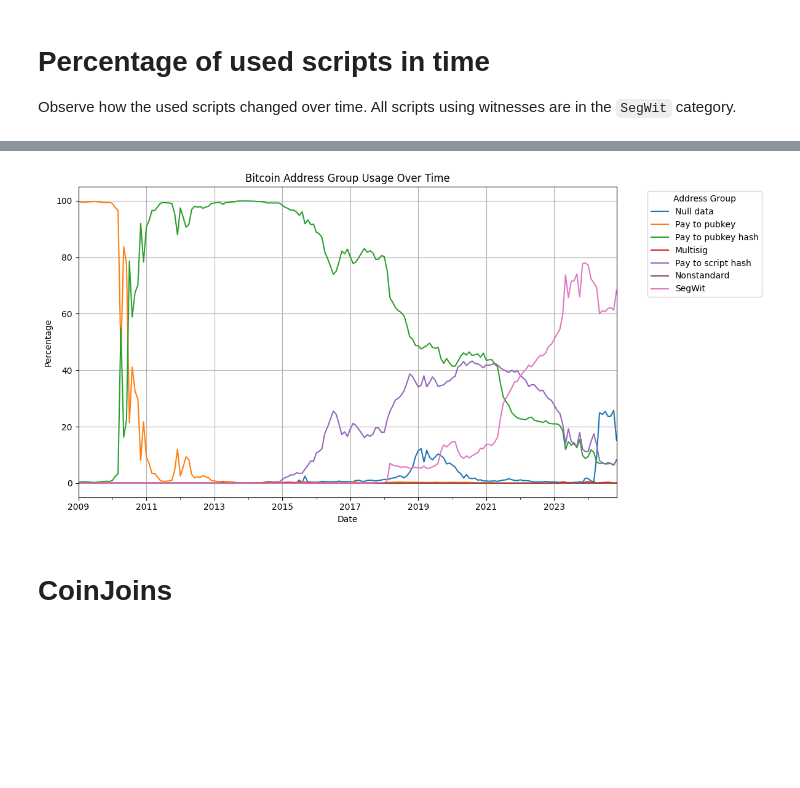
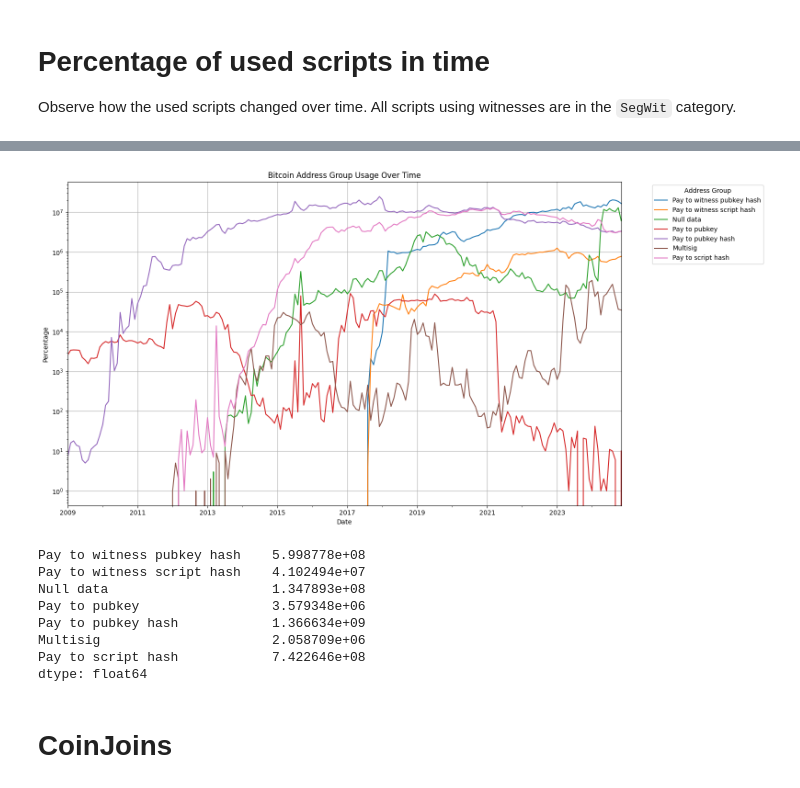
Before and after one commit to mmstanone/blocksci, a Jupyter notebook: Notebooks/Analysis.ipynb, the cells around one changed output, grey strips where cells are left out. Drawn from its saved outputs; the diff is of its cells as text; code cells hidden in the pictures; blank space fills up the shorter version.

```diff
--- a/Notebooks/Analysis.ipynb
+++ b/Notebooks/Analysis.ipynb
@@ -36,36 +36,40 @@ df = df.fillna(0).T  # Transpose to make days the rows
 df.index = pd.to_datetime(df.index.map(lambda x: datetime.utcfromtimestamp(x * 86400)))
 
 group_mapping = {
-    blocksci.address_type.witness_pubkeyhash: "segwit",
+    #blocksci.address_type.witness_pubkeyhash: "segwit",
     blocksci.address_type.witness_unknown: "segwit",
-    blocksci.address_type.witness_scripthash: "segwit",
+    blocksci.address_type.nonstandard: "",
+    #blocksci.address_type.witness_scripthash: "segwit",
 }
 
-segwit_total = df[group_mapping.keys()].sum(axis=1)  # Sum up all segwit categories
-df["SegWit"] = segwit_total
+# segwit_total = df[group_mapping.keys()].sum(axis=1)  # Sum up all segwit categories
+# df["SegWit"] = segwit_total
 
 df = df.drop(columns=group_mapping.keys())
 
 df = df.resample('M').sum()
 
-df['total'] = df.sum(axis=1)
+# df['total'] = df.sum(axis=1)
 
-percentages = df.div(df['total'], axis=0) * 100
-percentages = percentages.drop(columns=['total'])
+# percentages = df.div(df['total'], axis=0) * 100
+# percentages = percentages.drop(columns=['total'])
 
 
 plt.figure(figsize=(16, 8))
-percentages.plot(kind='line', ax=plt.gca())
+df.plot(kind='line', ax=plt.gca())
 
 plt.legend(title='Address Group', bbox_to_anchor=(1.05, 1), loc='upper left')
 
 plt.title('Bitcoin Address Group Usage Over Time')
 plt.xlabel('Date')
 plt.ylabel('Percentage')
+plt.yscale('log')
 plt.grid()
 
 plt.tight_layout()
 
-plt.savefig('/mnt/blocksci/address_group_usage_percent.png')
+# plt.savefig('/mnt/blocksci/address_group_usage_percent.png')
 plt.show()
+
+print(df.sum())
 # %% [output]
@@ -74,4 +78,12 @@ Wall time: 4.52 s
-[figure, old version]
+[figure, new version]
+Pay to witness pubkey hash    5.998778e+08
+Pay to witness script hash    4.102494e+07
+Null data                     1.347893e+08
+Pay to pubkey                 3.579348e+06
+Pay to pubkey hash            1.366634e+09
+Multisig                      2.058709e+06
+Pay to script hash            7.422646e+08
+dtype: float64
 # %% [markdown]
 # CoinJoins
 # %%
```
Also changed, not shown: parts of 4 cells of this notebook, 1 other file.
